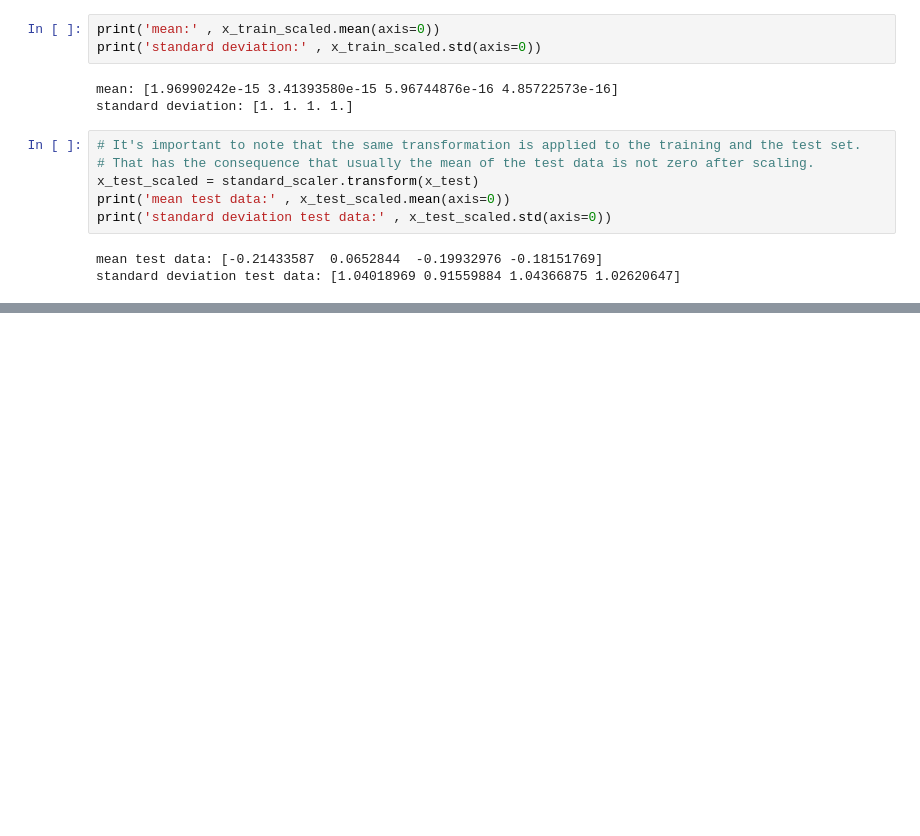
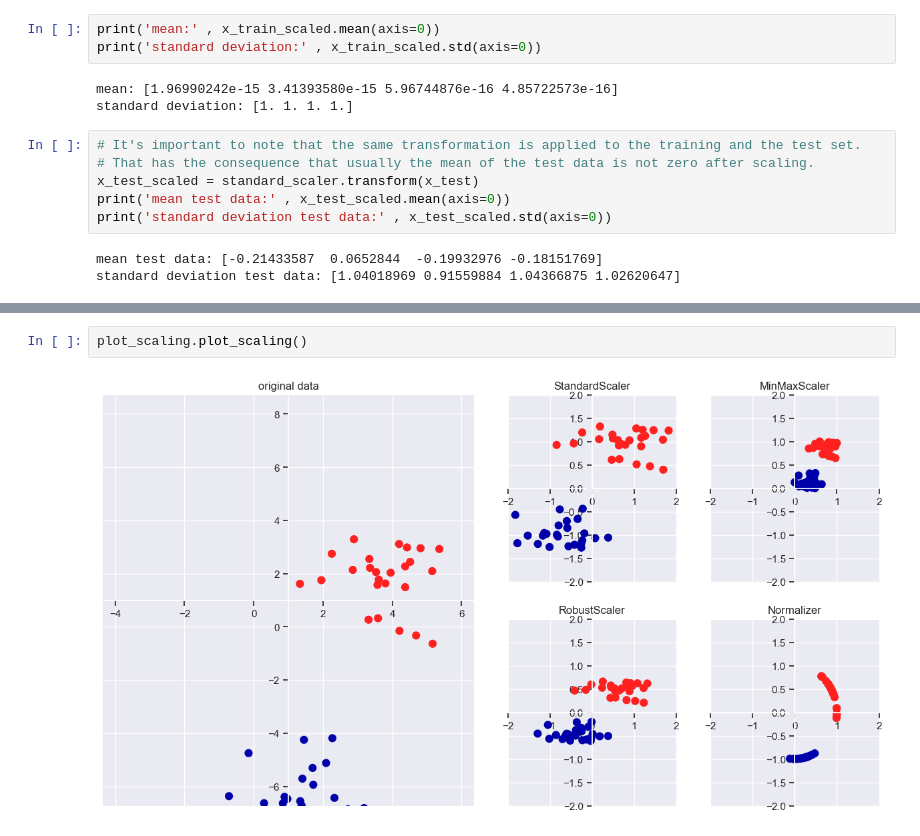
Before and after one commit to yzdxstii/Machine-learning-course-projects-University-of-Tabriz, a Jupyter notebook: 3_unsupervised learning.ipynb, the cells around one changed output, grey strips where cells are left out. Drawn from its saved outputs; the diff is of its cells as text; blank space fills up the shorter version.

```diff
--- a/3_unsupervised learning.ipynb
+++ b/3_unsupervised learning.ipynb
@@ -96,0 +105,4 @@ from figs_folder import plot_scaling
+# %%
+plot_scaling.plot_scaling()
+# %% [output]
+[figure, added]
```
Also changed, not shown: parts of 37 cells of this notebook, 2 other files.
